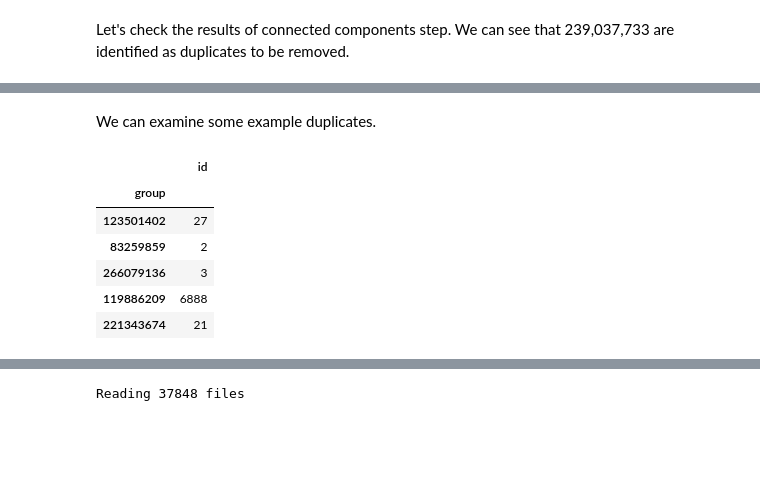
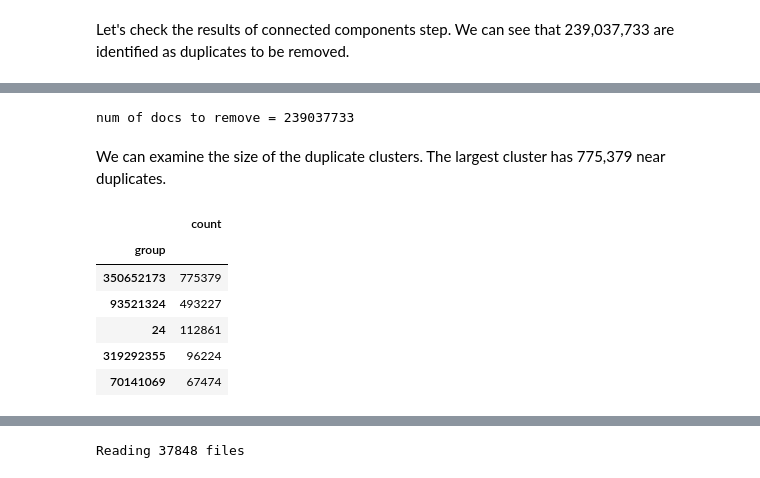
Before and after one commit to NVIDIA/NeMo-Curator, a Jupyter notebook: tutorials/pretraining-data-curation/red-pajama-v2-curation-tutorial.ipynb, the cells around one changed output, grey strips where cells are left out. Drawn from its saved outputs; the diff is of its cells as text; code cells hidden in the pictures; blank space fills up the shorter version.

```diff
--- a/tutorials/pretraining-data-curation/red-pajama-v2-curation-tutorial.ipynb
+++ b/tutorials/pretraining-data-curation/red-pajama-v2-curation-tutorial.ipynb
@@ -932,14 +877,43 @@ docs_to_remove 239037733
+# %%
+output_path = os.path.join(base_dir, "fuzzy-dedup-output-2023-06/connected_components.parquet")
+cc_result = dask_cudf.read_parquet(output_path, split_row_groups=False).repartition(npartitions=1)
+
+# Set 'group' as the index and shuffle to ensure all same 'group' values are in the same partition
+cc_result = cc_result.set_index('group', shuffle='tasks')
+
+# Define a function to assign cumulative counts and filter duplicates
+def assign_cumcount(df):
+    df['cumcount'] = df.groupby(level=0).cumcount()
+    df = df[df['cumcount'] >= 1]
+    df = df.drop(columns=['cumcount'])
+    return df
+
+# Find duplicates by applying the function to each partition
+docs_to_remove = cc_result.map_partitions(assign_cumcount, meta=cc_result)
+
+# Reset the index
+docs_to_remove = docs_to_remove.reset_index()
+
+docs_to_remove = docs_to_remove[["dataset_id", "doc_id"]]
+docs_to_remove = docs_to_remove.rename(columns={"dataset_id":"to_remove_dataset_id", "doc_id":"to_remove_doc_id"})
+docs_to_remove = docs_to_remove.reset_index(drop=True).persist()
+_ = wait(docs_to_remove)
+del _
+
+print("num of docs to remove =", len(docs_to_remove))
+# %% [output]
+num of docs to remove = 239037733
 # %% [markdown]
-We can examine some example duplicates.
+We can examine the size of the duplicate clusters. The largest cluster has 775,379 near duplicates.
-# %%
-cc_grouped = cc_result.groupby('group').agg({'id': 'count'})
-cc_grouped.head()
-# %% [output]
-|  | id |
-| group |  |
-| 123501402 | 27 |
-| 83259859 | 2 |
-| 266079136 | 3 |
-| 119886209 | 6888 |
-| 221343674 | 21 |
+# %%
+cc_grouped = cc_result.groupby('group').agg({'doc_id': 'count'}).rename(columns={'doc_id': 'count'}).sort_values('count', ascending=False).compute()
+cc_grouped.head()
+# %% [output]
+|  | count |
+| group |  |
+| 350652173 | 775379 |
+| 93521324 | 493227 |
+| 24 | 112861 |
+| 319292355 | 96224 |
+| 70141069 | 67474 |
 # %% [markdown]
```
Also changed, not shown: parts of 43 cells of this notebook, 5 other files.
